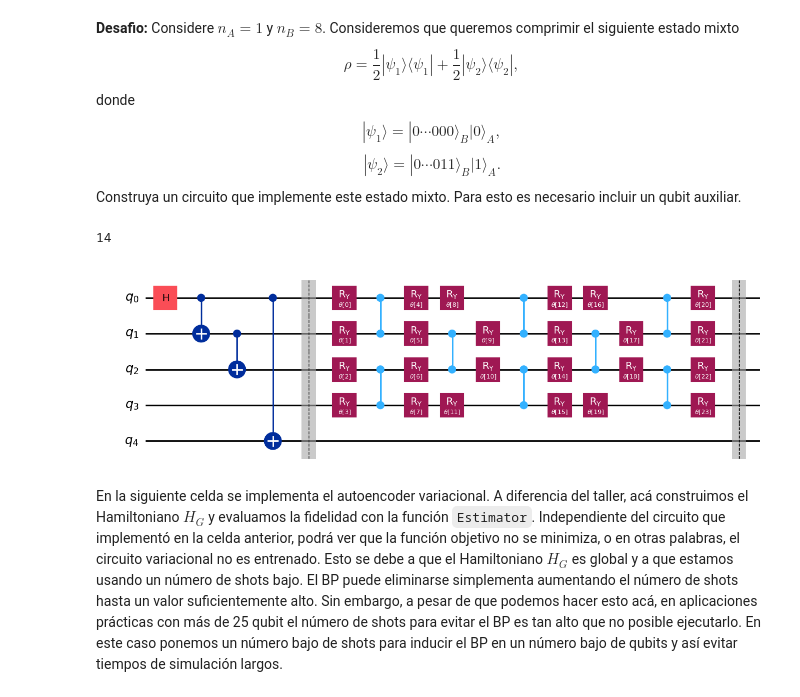
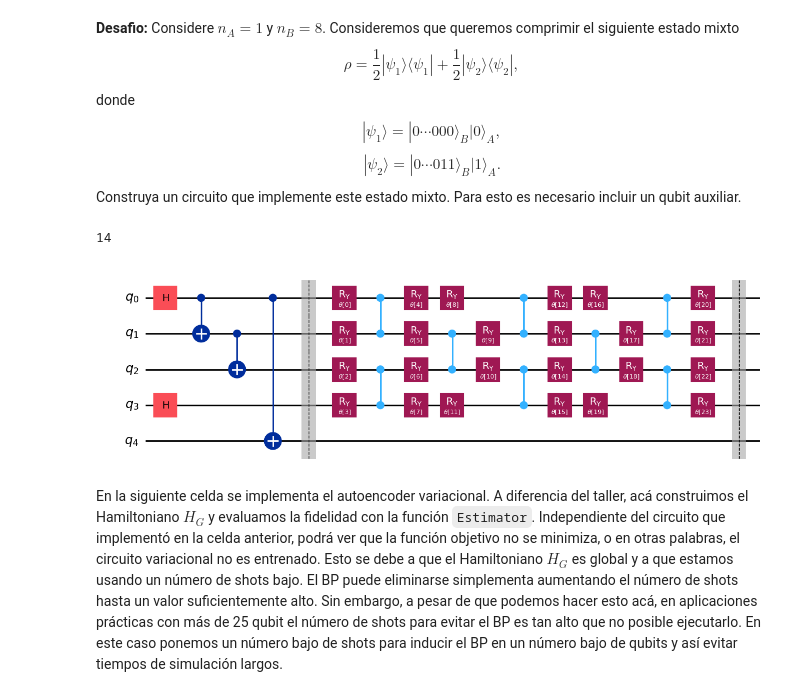
Before and after one commit to LucianoPereiraValenzuela/ECC_2025_testing, a Jupyter notebook: ECC2025/desafio_8_Evitando_Barren_Plateau_en_Autoencoder_Cuánticos.ipynb, the cells around one changed output. Cells and saved outputs as stored; diff of their text form; code cells hidden in the pictures.

```diff
--- a/ECC2025/desafio_8_Evitando_Barren_Plateau_en_Autoencoder_Cuánticos.ipynb
+++ b/ECC2025/desafio_8_Evitando_Barren_Plateau_en_Autoencoder_Cuánticos.ipynb
@@ -42,41 +60,41 @@ num_qubits = num_qubits_A + num_qubits_B
 
 qc_dato = QuantumCircuit(num_qubits+1)
 
-qc_dato.h(0)
+qc_dato.h([0,3])
 qc_dato.cx(0,1)
 qc_dato.cx(1,2)
 qc_dato.cx(0,num_qubits)
 
 qc_dato.barrier()
 
 num_layers = 5
 theta = ParameterVector(r'$\theta$',(num_layers+1)*num_qubits)
 
 for layer in range(num_layers):
     for j in range(num_qubits):
         qc_dato.ry( theta[num_qubits*layer+j], j )
     if layer%2==0:
         for j in range(0,num_qubits-1,2):
             qc_dato.cz(j,j+1)
     else:
         for j in range(1,num_qubits-1,2):
             qc_dato.cz(j,j+1)
     # for j in range(0,num_qubits-1,2):
     #         qc_dato.cx(j,j+1)
     # for j in range(1,num_qubits-1,2):
     #         qc_dato.cx(j,j+1)
 for j in range(num_qubits):
     qc_dato.ry( theta[num_layers*num_qubits+j], j )
 
 
 qc_dato.barrier()
 
 print( qc_dato.depth() )
 
 qc_dato.draw('mpl')
 # %% [output]
 14
-[figure, old version]
+[figure, new version]
 # %% [markdown]
 En la siguiente celda se implementa el autoencoder variacional. A diferencia del taller, acá construimos el Hamiltoniano $H_G$ y evaluamos la fidelidad con la función ``Estimator``. Independiente del circuito que implementó en la celda anterior, podrá ver que la función objetivo no se minimiza, o en otras palabras, el circuito variacional no es entrenado. Esto se debe a que el Hamiltoniano $H_G$ es global y a que estamos usando un número de shots bajo. El BP puede eliminarse simplementa aumentando el número de shots hasta un valor suficientemente alto. Sin embargo, a pesar de que podemos hacer esto acá, en aplicaciones prácticas con más de 25 qubit el número de shots para evitar el BP es tan alto que no posible ejecutarlo. En este caso ponemos un número bajo de shots para inducir el BP en un número bajo de qubits y así evitar tiempos de simulación largos.
 # %%
```
Also changed, not shown: parts of 5 cells of this notebook.
